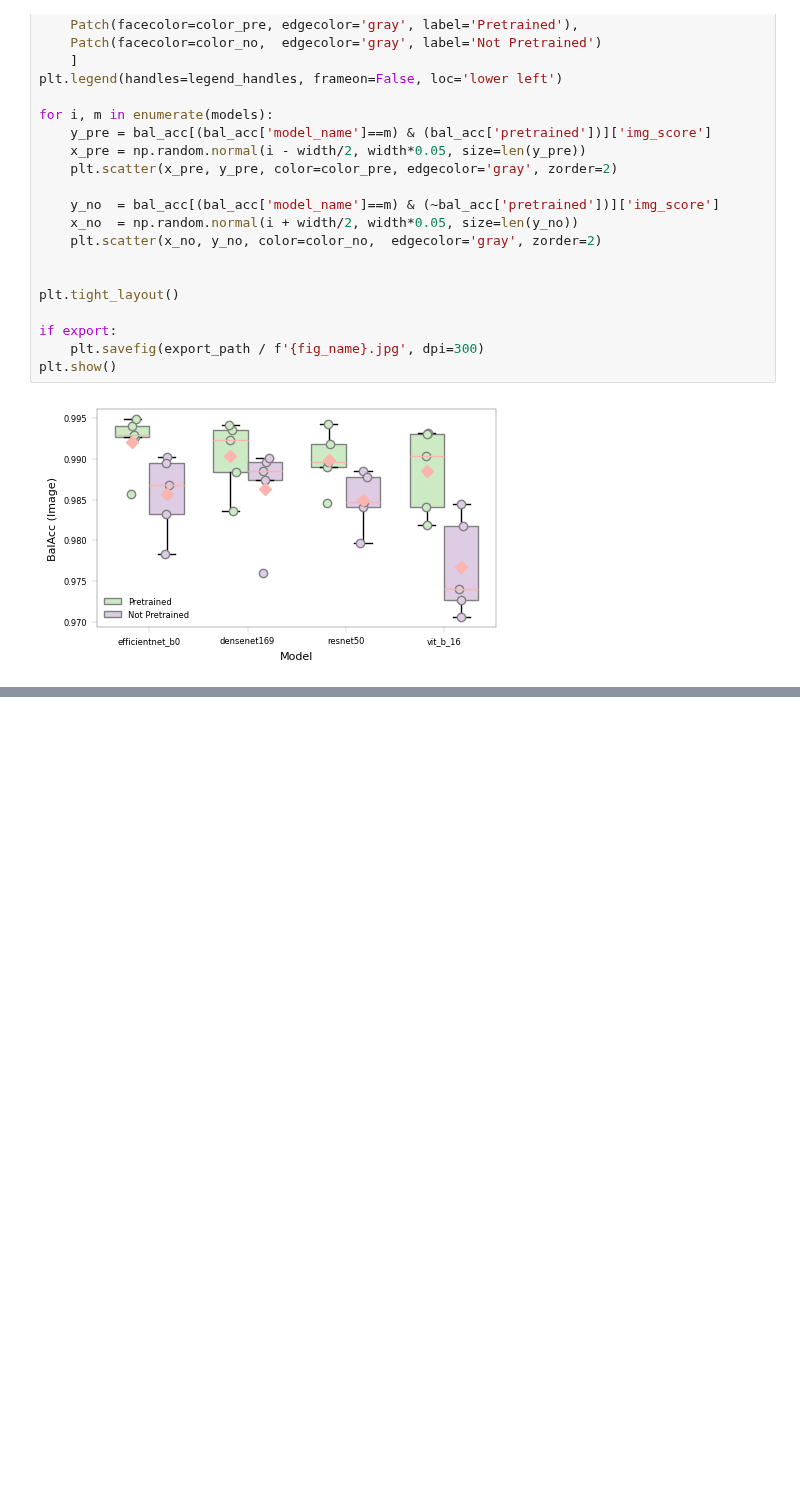
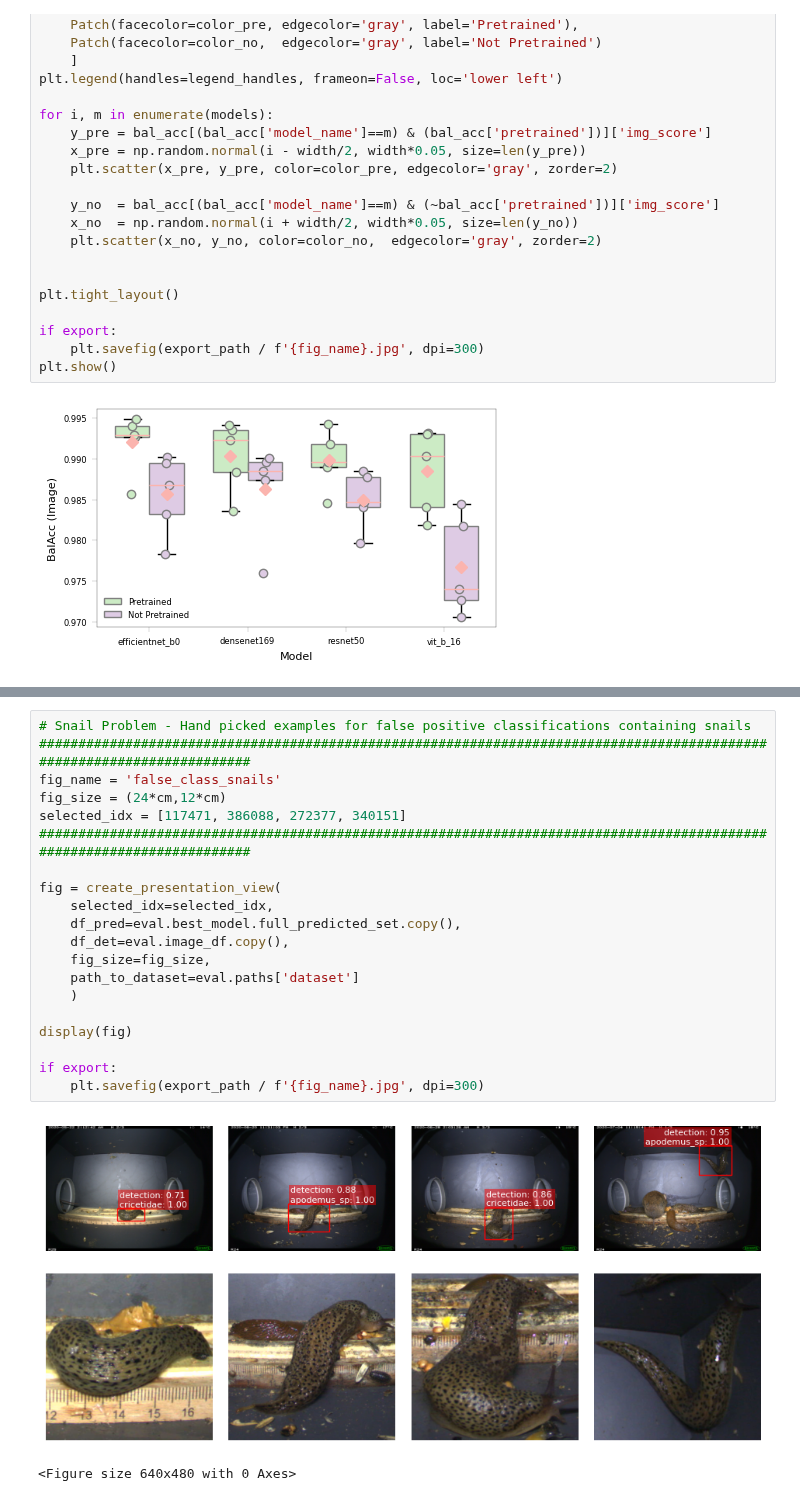
Before and after one commit to juliankraft/BachelorThesis, a Jupyter notebook: presentation/build_visuals.ipynb, the cells around one changed output, grey strips where cells are left out. Drawn from its saved outputs; the diff is of its cells as text; blank space fills up the shorter version.

Commit message:
presentation

```diff
--- a/presentation/build_visuals.ipynb
+++ b/presentation/build_visuals.ipynb
@@ -276,0 +323,23 @@ plt.show()
+# %%
+# Snail Problem - Hand picked examples for false positive classifications containing snails
+########################################################################################################################
+fig_name = 'false_class_snails'
+fig_size = (24*cm,12*cm)
+selected_idx = [117471, 386088, 272377, 340151]
+########################################################################################################################
+
+fig = create_presentation_view(
+    selected_idx=selected_idx,
+    df_pred=eval.best_model.full_predicted_set.copy(),
+    df_det=eval.image_df.copy(),
+    fig_size=fig_size,
+    path_to_dataset=eval.paths['dataset']
+    )
+
+display(fig)
+
+if export:
+    plt.savefig(export_path / f'{fig_name}.jpg', dpi=300)
+# %% [output]
+[figure, added]
+<Figure size 640x480 with 0 Axes>
```
Also changed, not shown: parts of 4 cells of this notebook, 3 other files.
